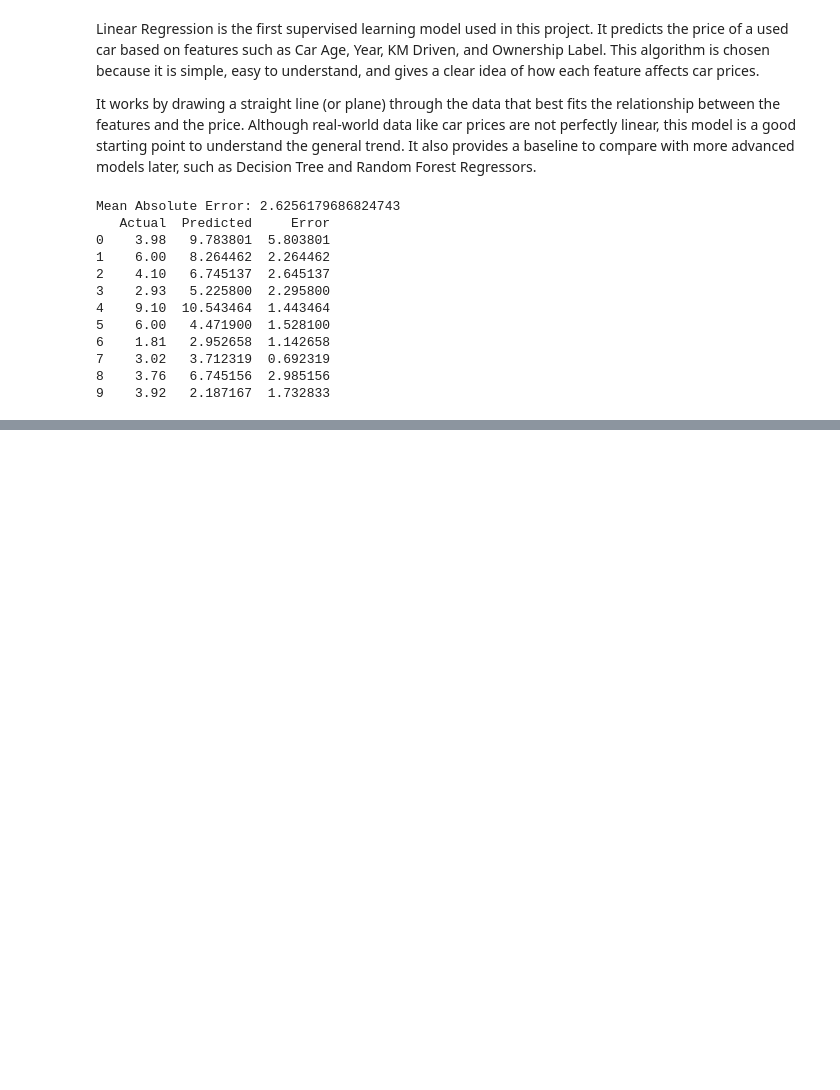
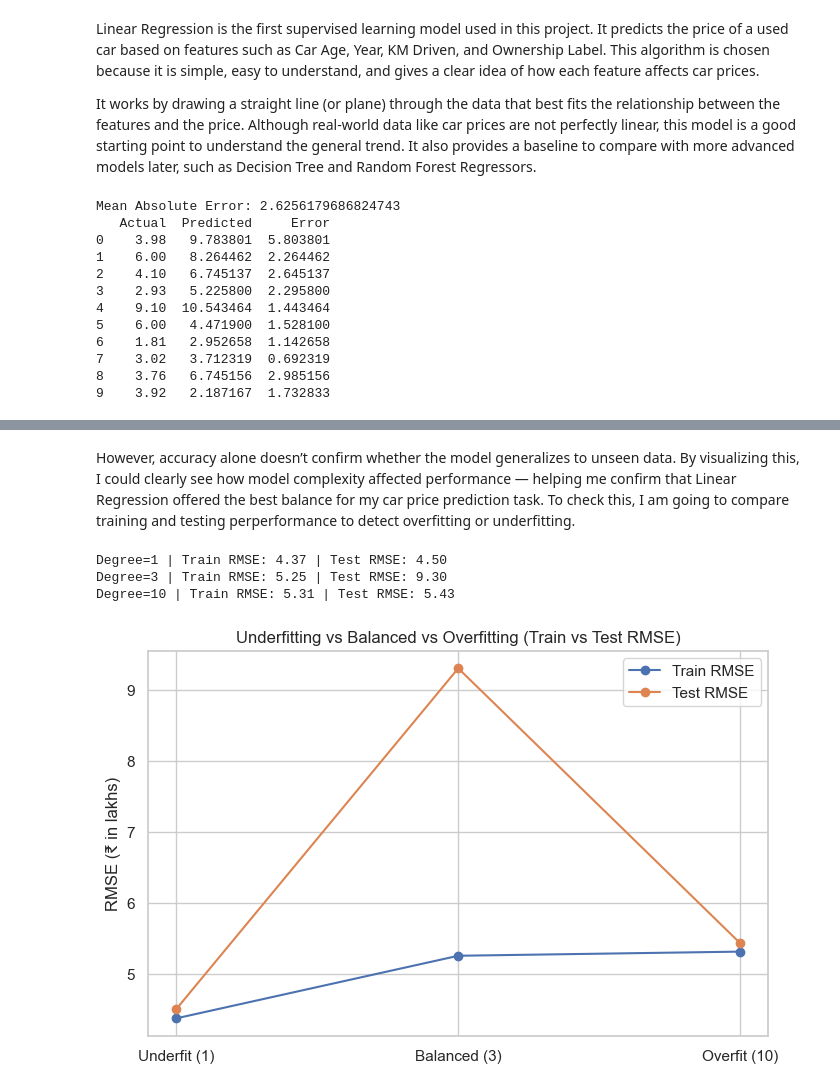
Before and after one commit to ps761/COMP1142281, a Jupyter notebook: 1142281_assignment.ipynb, the cells around one changed output, grey strips where cells are left out. Saved outputs shown, nothing was run; the diff lists cells and outputs as text; code cells hidden in the pictures; blank space fills up the shorter version.

```diff
--- a/1142281_assignment.ipynb
+++ b/1142281_assignment.ipynb
@@ -998,0 +1184,52 @@ Overall, the model gives a basic level of accuracy and serves as a starting poin
+# %% [markdown]
+However, accuracy alone doesn’t confirm whether the model generalizes to unseen data.
+By visualizing this, I could clearly see how model complexity affected performance — helping me confirm that Linear Regression offered the best balance for my car price prediction task.
+To check this, I am going to compare training and testing perperformance to detect overfitting or underfitting.
+# %%
+# Use your actual data
+from sklearn.preprocessing import PolynomialFeatures
+X = X_imp[['KM Driven', 'Car Age']]  # pick 2 key features for easy visualization
+y = y
+
+# Split dataset
+X_train, X_test, y_train, y_test = train_test_split(X, y, test_size=0.2, random_state=42)
+
+# Define a helper function to calculate RMSE
+def poly_regression(degree):
+    model = make_pipeline(PolynomialFeatures(degree), LinearRegression())
+    model.fit(X_train, y_train)
+    y_train_pred = model.predict(X_train)
+    y_test_pred = model.predict(X_test)
+    train_rmse = np.sqrt(mean_squared_error(y_train, y_train_pred))
+    test_rmse = np.sqrt(mean_squared_error(y_test, y_test_pred))
+    print(f"Degree={degree} | Train RMSE: {train_rmse:.2f} | Test RMSE: {test_rmse:.2f}")
+    return y_train_pred, y_test_pred
+
+# Try three different model complexities
+y_train_pred1, y_test_pred1 = poly_regression(1)   # Underfitting (too simple)
+y_train_pred3, y_test_pred3 = poly_regression(3)   # Balanced
+y_train_pred10, y_test_pred10 = poly_regression(10) # Overfitting (too complex)
+
+# Visual comparison
+plt.figure(figsize=(8,5))
+degrees = ['Underfit (1)', 'Balanced (3)', 'Overfit (10)']
+train_rmse_values = [np.sqrt(mean_squared_error(y_train, y_train_pred1)),
+                     np.sqrt(mean_squared_error(y_train, y_train_pred3)),
+                     np.sqrt(mean_squared_error(y_train, y_train_pred10))]
+test_rmse_values = [np.sqrt(mean_squared_error(y_test, y_test_pred1)),
+                    np.sqrt(mean_squared_error(y_test, y_test_pred3)),
+                    np.sqrt(mean_squared_error(y_test, y_test_pred10))]
+
+x_axis = np.arange(len(degrees))
+plt.plot(x_axis, train_rmse_values, marker='o', label='Train RMSE')
+plt.plot(x_axis, test_rmse_values, marker='o', label='Test RMSE')
+plt.xticks(x_axis, degrees)
+plt.title("Underfitting vs Balanced vs Overfitting (Train vs Test RMSE)")
+plt.ylabel("RMSE (₹ in lakhs)")
+plt.legend()
+plt.show()
+# %% [output]
+Degree=1 | Train RMSE: 4.37 | Test RMSE: 4.50
+Degree=3 | Train RMSE: 5.25 | Test RMSE: 9.30
+Degree=10 | Train RMSE: 5.31 | Test RMSE: 5.43
+[figure, added]
```
Also changed, not shown: parts of 25 cells of this notebook.
